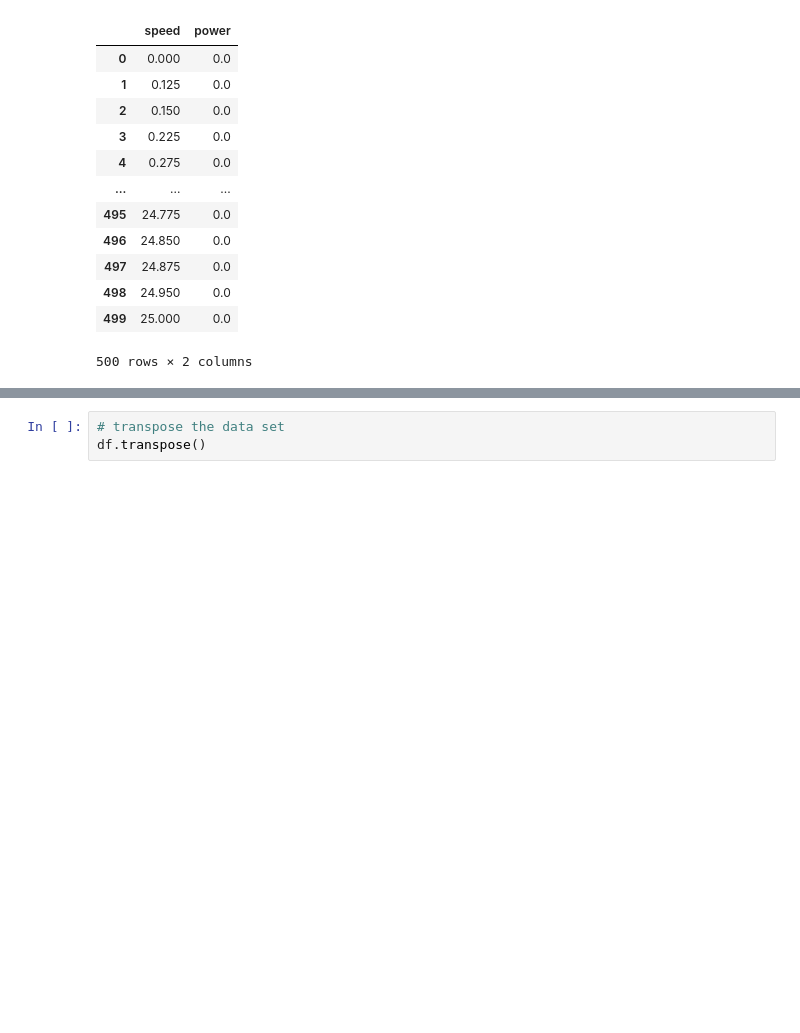
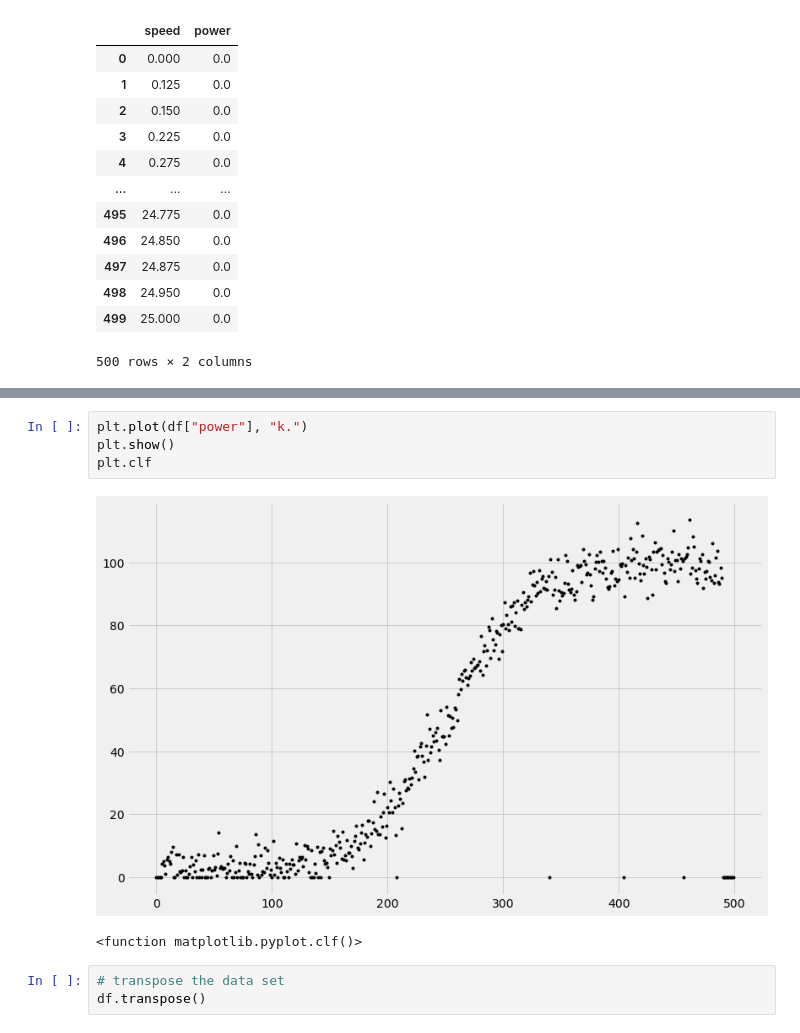
Before and after one commit to G00387867/FDA-project, a Jupyter notebook: power-production.ipynb, the cells around one changed output, grey strips where cells are left out. Drawn from its saved outputs; the diff is of its cells as text; blank space fills up the shorter version.

```diff
--- a/power-production.ipynb
+++ b/power-production.ipynb
@@ -61,3 +68,10 @@ df
+# %%
+plt.plot(df["power"], "k.")
+plt.show()
+plt.clf
+# %% [output]
+[figure, added]
+<function matplotlib.pyplot.clf()>
 # %%
 # transpose the data set
 df.transpose()
```
Also changed, not shown: parts of 31 cells of this notebook.
